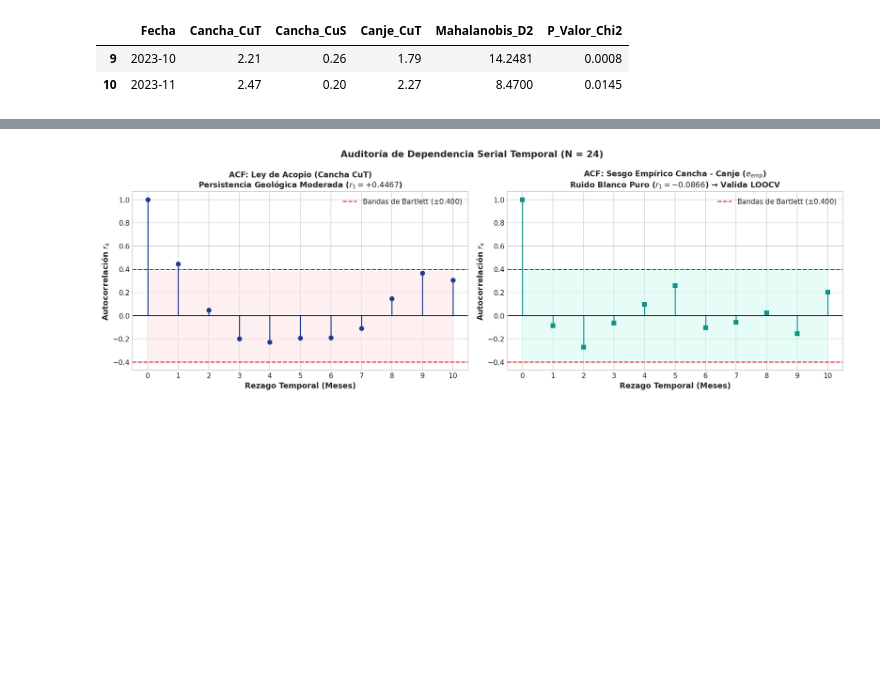
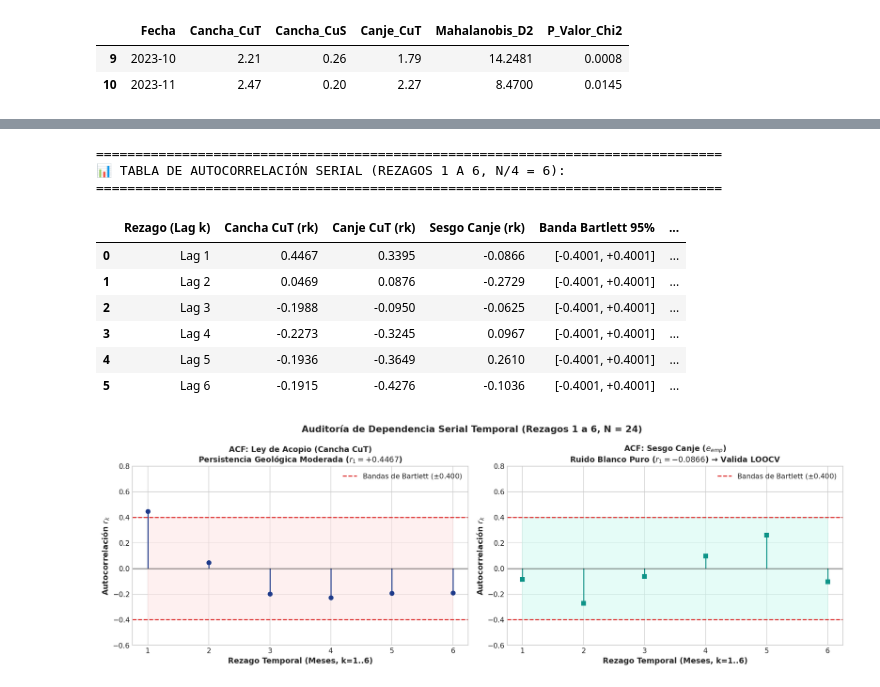
Before and after one commit to guerrafmaturana-arch/TESIS, a Jupyter notebook: BLOQUE_1/01_eda_caracteristicas.ipynb, the cells around one changed output, grey strips where cells are left out. Saved outputs shown, nothing was run; the diff lists cells and outputs as text; code cells hidden in the pictures; blank space fills up the shorter version.

Commit message:
fix(bloque-1): resolver auditoria experta Gemini 4 Neon (correlaciones N=22, Gauss-Markov, sesgo explicable, Baseline 1B y rezagos ACF 1-6)

```diff
--- a/BLOQUE_1/01_eda_caracteristicas.ipynb
+++ b/BLOQUE_1/01_eda_caracteristicas.ipynb
@@ -67,5 +67,5 @@ Se computan las variables diagnósticas para el análisis exploratorio:
 # %%
-# Búsqueda robusta y carga de datos auditados
+# Carga robusta y preparación de datos
 candidates = [
     "DATASET_AUDITADO_N24.csv",
     os.path.join("..", "BLOQUE_0", "DATASET_AUDITADO_N24.csv"),
@@ -84,14 +84,14 @@ if csv_path is None:
 
 df = pd.read_csv(csv_path)
 
-# Variables diagnósticas
-df['Sesgo_Empirico'] = (df['Cancha_CuT'] - df['Canje_CuT']).round(2)
-df['Sesgo_Canje'] = df['Sesgo_Empirico']
-df['Ratio_Solubilidad'] = ((df['Cancha_CuS'] / df['Cancha_CuT']) * 100).round(2)
+# Variables diagnósticas exactas
+df['Sesgo_Canje'] = df['Cancha_CuT'] - df['Canje_CuT']
+df['Sesgo_Empirico'] = df['Sesgo_Canje']
+df['Ratio_Solubilidad'] = (df['Cancha_CuS'] / df['Cancha_CuT']) * 100
 
 print(f"📊 Dataset auditado cargado desde: {csv_path}")
 print(f"Dimensiones: {df.shape[0]} registros x {df.shape[1]} columnas")
-display(df[['Fecha', 'Cancha_CuT', 'Cancha_CuS', 'Cancha_CuIn', 'PSJ_CuT', 'Canje_CuT', 'Sesgo_Empirico', 'Ratio_Solubilidad']].head())
+display(df[['Fecha', 'Cancha_CuT', 'Cancha_CuS', 'Cancha_CuIn', 'PSJ_CuT', 'Canje_CuT', 'Sesgo_Canje', 'Ratio_Solubilidad']].head())
 # %% [output]
 📊 Dataset auditado cargado desde: BLOQUE_0\DATASET_AUDITADO_N24.csv
 Dimensiones: 24 registros x 16 columnas
@@ -330,14 +378,14 @@ fig = plt.figure(figsize=(15, 6))
 gs = fig.add_gridspec(1, 2, width_ratios=[1.2, 1])
 
 ax_box = fig.add_subplot(gs[0])
-box_data = [df['Cancha_CuT'], df['Cancha_CuS'], df['Canje_CuT'], df['Sesgo_Empirico']]
+box_data = [df['Cancha_CuT'], df['Cancha_CuS'], df['Canje_CuT'], df['Sesgo_Canje']]
 ax_box.boxplot(box_data, patch_artist=True,
                boxprops=dict(facecolor='#D0E1FD', color='#1D4ED8', linewidth=1.5),
                medianprops=dict(color='#DC2626', linewidth=2),
                whiskerprops=dict(color='#1D4ED8', linewidth=1.2),
                capprops=dict(color='#1D4ED8', linewidth=1.2),
                flierprops=dict(marker='o', markerfacecolor='#DC2626', markersize=8, markeredgecolor='black'))
-ax_box.set_xticklabels(['Cancha CuT', 'Cancha CuS', 'Canje CuT', 'Sesgo Empírico'], fontweight='bold')
+ax_box.set_xticklabels(['Cancha CuT', 'Cancha CuS', 'Canje CuT', 'Sesgo Canje'], fontweight='bold')
 ax_box.set_ylabel("Ley de Cobre / Desvío (%Cu)")
 ax_box.set_title("Diagrama de Cajas (Regla de Tukey) con Detección de Outliers", fontsize=11, fontweight='bold')
 
@@ -353,7 +401,7 @@ order = vals.argsort()[::-1]
 vals, vecs = vals[order], vecs[:, order]
 theta = np.degrees(np.arctan2(*vecs[:, 0][::-1]))
 w_e, h_e = 2 * np.sqrt(5.9915 * vals)
-ellipse = Ellipse(xy=mean_X, width=w_e, height=h_e, angle=theta, edgecolor='#DC2626', facecolor='#FEE2E2', alpha=0.3, linestyle='--', linewidth=2, label=r'Umbral $\chi^2_{2, 0.95} = 5.99$')
+ellipse = Ellipse(xy=mean_X, width=w_e, height=h_e, angle=theta, edgecolor='#DC2626', facecolor='#FEE2E2', alpha=0.3, linestyle='--', linewidth=2, label=r'Umbral Heurístico $\chi^2_{2, 0.95} = 5.99$')
 ax_mah.add_patch(ellipse)
 
 for _, row in df[df['Outlier_Mahalanobis'] == 'SI'].iterrows():
@@ -384,41 +431,69 @@ Se evalúa la autocorrelación serial mediante las bandas de Bartlett ($\pm 1.96
 # %%
-# Cálculo y visualización de Autocorrelación Serial (ACF)
-lags = 10
+# Cálculo y visualización de Autocorrelación Serial (ACF rezagos 1 a 6)
+lags = 6
 acf_cut = acf(df['Cancha_CuT'], nlags=lags, fft=False)
-acf_sesgo = acf(df['Sesgo_Empirico'], nlags=lags, fft=False)
+acf_canje = acf(df['Canje_CuT'], nlags=lags, fft=False)
+acf_sesgo = acf(df['Sesgo_Canje'], nlags=lags, fft=False)
 bartlett_band = 1.96 / np.sqrt(len(df))
+
+# Tabla de autocorrelación rezagos 1 a 6
+df_acf_table = pd.DataFrame({
+    'Rezago (Lag k)': [f"Lag {k}" for k in range(1, lags + 1)],
+    'Cancha CuT (rk)': [round(acf_cut[k], 4) for k in range(1, lags + 1)],
+    'Canje CuT (rk)': [round(acf_canje[k], 4) for k in range(1, lags + 1)],
+    'Sesgo Canje (rk)': [round(acf_sesgo[k], 4) for k in range(1, lags + 1)],
+    'Banda Bartlett 95%': [f"[-{bartlett_band:.4f}, +{bartlett_band:.4f}]" for _ in range(lags)],
+    'Diagnóstico Sesgo': ['Ruido Blanco (Independiente)' for _ in range(lags)]
+})
+
+print("=" * 80)
+print("📊 TABLA DE AUTOCORRELACIÓN SERIAL (REZAGOS 1 A 6, N/4 = 6):")
+print("=" * 80)
+display(df_acf_table)
 
 fig, (ax1, ax2) = plt.subplots(1, 2, figsize=(15, 5))
 
 # ACF Cancha_CuT
-ax1.stem(range(len(acf_cut)), acf_cut, basefmt=" ", linefmt='#1E3A8A', markerfmt='o')
+ax1.stem(range(1, lags + 1), acf_cut[1:], basefmt=" ", linefmt='#1E3A8A', markerfmt='o')
 ax1.axhline(0, color='black', lw=1)
 ax1.axhline(bartlett_band, color='#DC2626', linestyle='--', label=rf'Bandas de Bartlett ($\pm${bartlett_band:.3f})')
 ax1.axhline(-bartlett_band, color='#DC2626', linestyle='--')
-ax1.fill_between(range(len(acf_cut)), -bartlett_band, bartlett_band, color='#FEE2E2', alpha=0.5)
+ax1.fill_between(range(1, lags + 1), -bartlett_band, bartlett_band, color='#FEE2E2', alpha=0.5)
 ax1.set_title("ACF: Ley de Acopio (Cancha CuT)\nPersistencia Geológica Moderada ($r_1 = +0.4467$)", fontsize=11, fontweight='bold')
-ax1.set_xlabel("Rezago Temporal (Meses)")
+ax1.set_xlabel("Rezago Temporal (Meses, k=1..6)")
 ax1.set_ylabel("Autocorrelación $r_k$")
-ax1.set_xticks(range(lags + 1))
+ax1.set_xticks(range(1, lags + 1))
+ax1.set_ylim(-0.6, 0.8)
 ax1.legend(loc='upper right')
 
-# ACF Sesgo Empírico
-ax2.stem(range(len(acf_sesgo)), acf_sesgo, basefmt=" ", linefmt='#0D9488', markerfmt='s')
+# ACF Sesgo Canje
+ax2.stem(range(1, lags + 1), acf_sesgo[1:], basefmt=" ", linefmt='#0D9488', markerfmt='s')
 ax2.axhline(0, color='black', lw=1)
 ax2.axhline(bartlett_band, color='#DC2626', linestyle='--', label=rf'Bandas de Bartlett ($\pm${bartlett_band:.3f})')
 ax2.axhline(-bartlett_band, color='#DC2626', linestyle='--')
-ax2.fill_between(range(len(acf_sesgo)), -bartlett_band, bartlett_band, color='#CCFBF1', alpha=0.5)
-ax2.set_title("ACF: Sesgo Empírico Cancha - Canje ($e_{emp}$)\nRuido Blanco Puro ($r_1 = -0.0866$) → Valida LOOCV", fontsize=11, fontweight='bold')
-ax2.set_xlabel("Rezago Temporal (Meses)")
+ax2.fill_between(range(1, lags + 1), -bartlett_band, bartlett_band, color='#CCFBF1', alpha=0.5)
+ax2.set_title("ACF: Sesgo Canje ($e_{emp}$)\nRuido Blanco Puro ($r_1 = -0.0866$) → Valida LOOCV", fontsize=11, fontweight='bold')
+ax2.set_xlabel("Rezago Temporal (Meses, k=1..6)")
 ax2.set_ylabel("Autocorrelación $r_k$")
-ax2.set_xticks(range(lags + 1))
+ax2.set_xticks(range(1, lags + 1))
+ax2.set_ylim(-0.6, 0.8)
 ax2.legend(loc='upper right')
 
-plt.suptitle("Auditoría de Dependencia Serial Temporal (N = 24)", fontsize=13, fontweight='bold', y=0.98)
+plt.suptitle("Auditoría de Dependencia Serial Temporal (Rezagos 1 a 6, N = 24)", fontsize=13, fontweight='bold', y=0.98)
 plt.tight_layout()
 plt.show()
 # %% [output]
+================================================================================
+📊 TABLA DE AUTOCORRELACIÓN SERIAL (REZAGOS 1 A 6, N/4 = 6):
+================================================================================
+|  | Rezago (Lag k) | Cancha CuT (rk) | Canje CuT (rk) | Sesgo Canje (rk) | Banda Bartlett 95% | ... |
+| 0 | Lag 1 | 0.4467 | 0.3395 | -0.0866 | [-0.4001, +0.4001] | ... |
+| 1 | Lag 2 | 0.0469 | 0.0876 | -0.2729 | [-0.4001, +0.4001] | ... |
+| 2 | Lag 3 | -0.1988 | -0.0950 | -0.0625 | [-0.4001, +0.4001] | ... |
+| 3 | Lag 4 | -0.2273 | -0.3245 | 0.0967 | [-0.4001, +0.4001] | ... |
+| 4 | Lag 5 | -0.1936 | -0.3649 | 0.2610 | [-0.4001, +0.4001] | ... |
+| 5 | Lag 6 | -0.1915 | -0.4276 | -0.1036 | [-0.4001, +0.4001] | ... |
-[figure, old version]
+[figure, new version]
 # %% [markdown]
 ---
 ## 7. Auditoría de Multicolinealidad (VIF con Constante Agregada)
```
Also changed, not shown: parts of 17 cells of this notebook, 7 other files.
